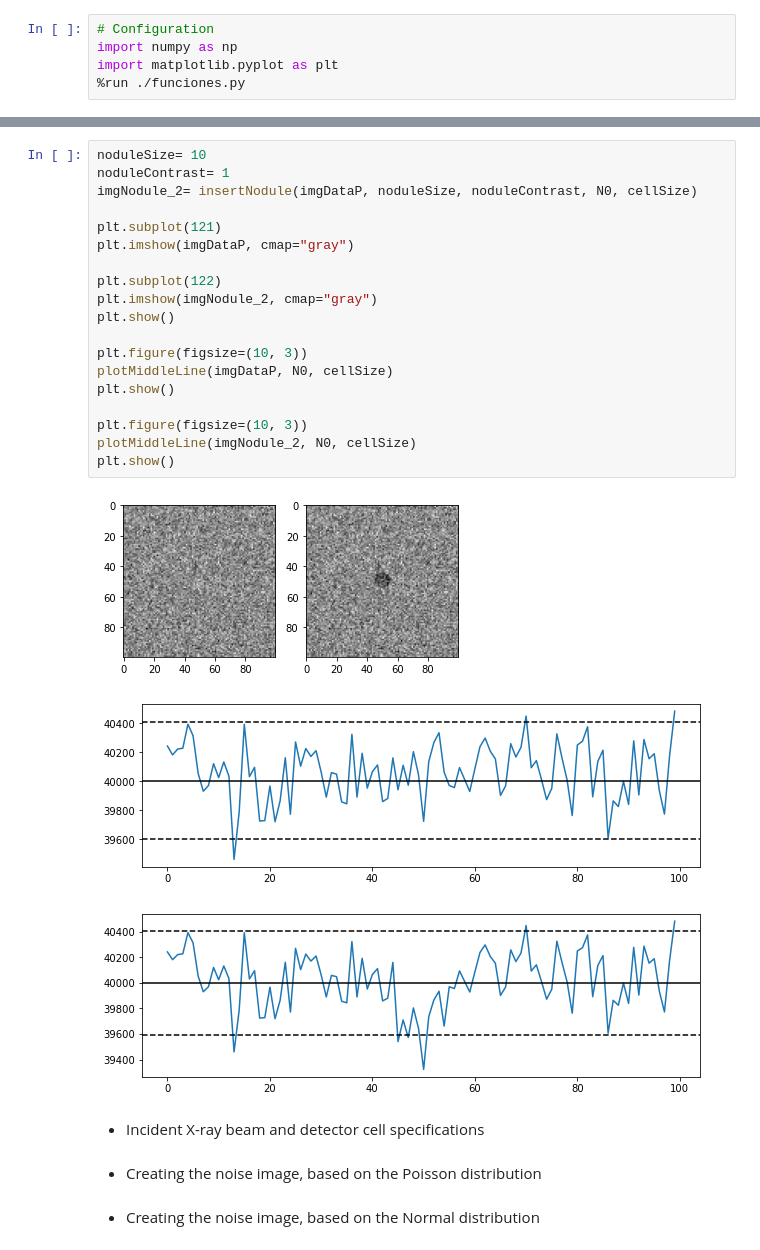
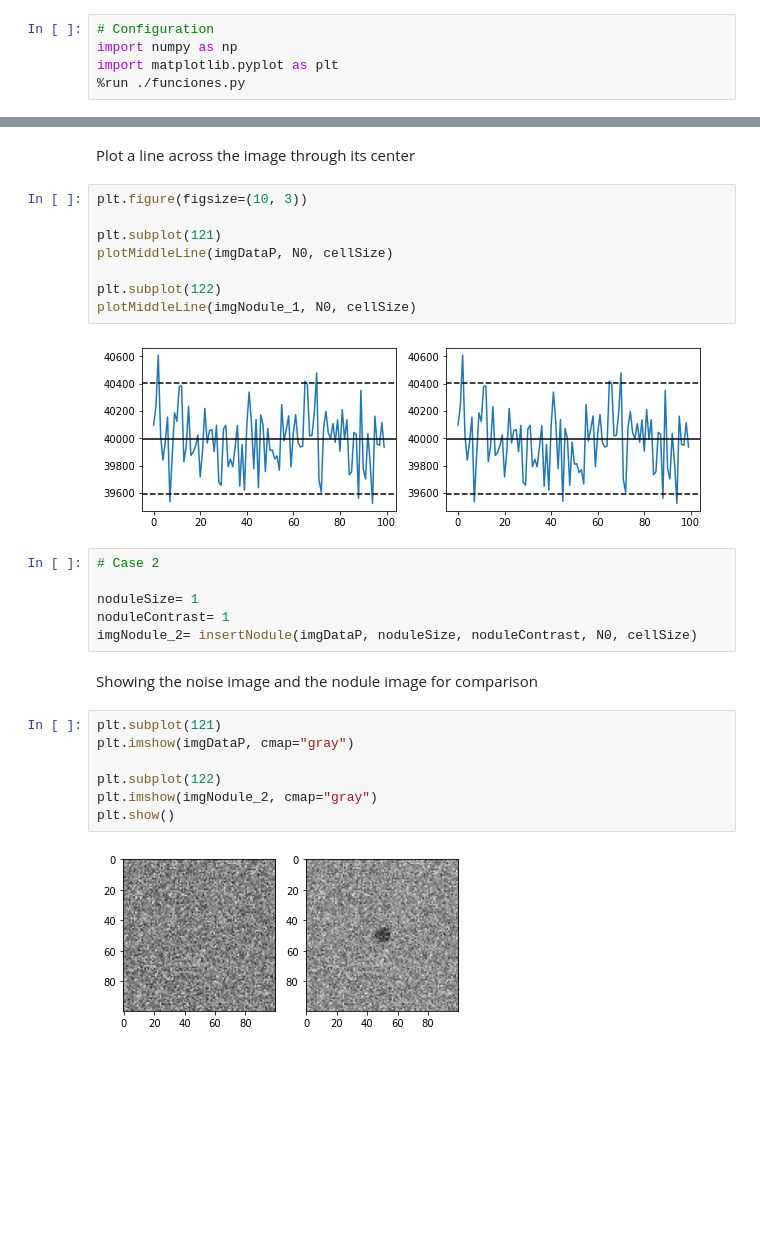
Before and after one commit to PAGF188/IBMA_Ejercicios, a Jupyter notebook: Ejercicio4/ejercicio4.ipynb, the cells around one changed output, grey strips where cells are left out. Saved outputs shown, nothing was run; the diff lists cells and outputs as text; blank space fills up the shorter version.

```diff
--- a/Ejercicio4/ejercicio4.ipynb
+++ b/Ejercicio4/ejercicio4.ipynb
@@ -63,29 +97,29 @@ plotCellDistribution(imgDataN, 100)
+# %% [markdown]
+Plot a line across the image through its center
+# %%
+plt.figure(figsize=(10, 3))
+
+plt.subplot(121)
+plotMiddleLine(imgDataP, N0, cellSize)
+
+plt.subplot(122)
+plotMiddleLine(imgNodule_1, N0, cellSize)
+# %% [output]
+[figure, added]
+# %%
+# Case 2
+
+noduleSize= 1
+noduleContrast= 1
+imgNodule_2= insertNodule(imgDataP, noduleSize, noduleContrast, N0, cellSize)
+# %% [markdown]
+Showing the noise image and the nodule image for comparison
 # %%
-noduleSize= 10
-noduleContrast= 1
-imgNodule_2= insertNodule(imgDataP, noduleSize, noduleContrast, N0, cellSize)
-
 plt.subplot(121)
 plt.imshow(imgDataP, cmap="gray")
 
 plt.subplot(122)
 plt.imshow(imgNodule_2, cmap="gray")
 plt.show()
-
-plt.figure(figsize=(10, 3))
-plotMiddleLine(imgDataP, N0, cellSize)
-plt.show()
-
-plt.figure(figsize=(10, 3))
-plotMiddleLine(imgNodule_2, N0, cellSize)
-plt.show()
 # %% [output]
-[figure, old version]
+[figure, new version]
-[figure, removed]
-[figure, removed]
-# %% [markdown]
-- Incident X-ray beam and detector cell specifications
-# %% [markdown]
-- Creating the noise image, based on the Poisson distribution
-# %% [markdown]
-- Creating the noise image, based on the Normal distribution
```
Also changed, not shown: parts of 34 cells of this notebook, 3 other files.
